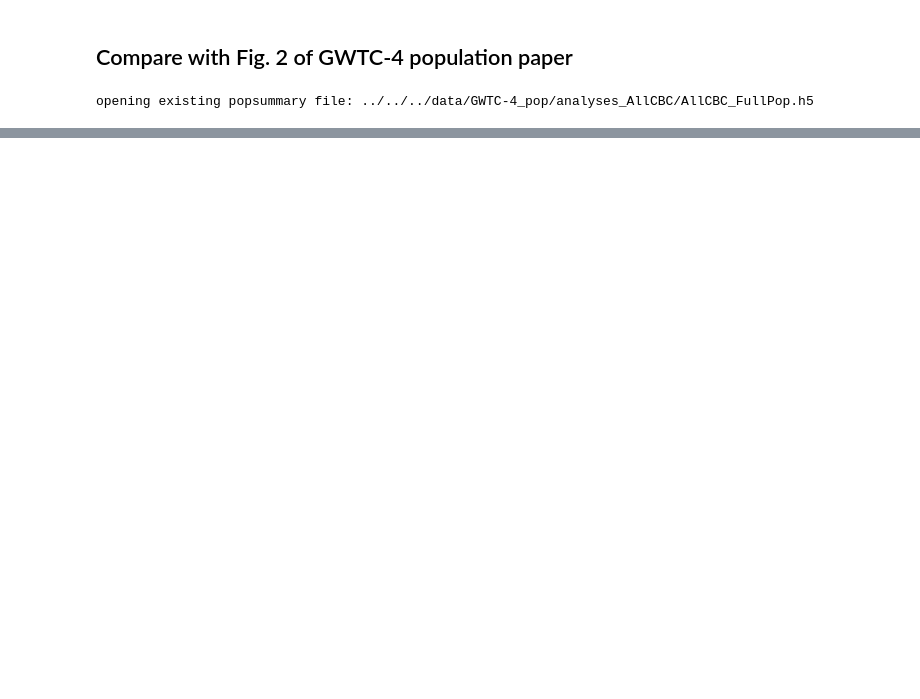
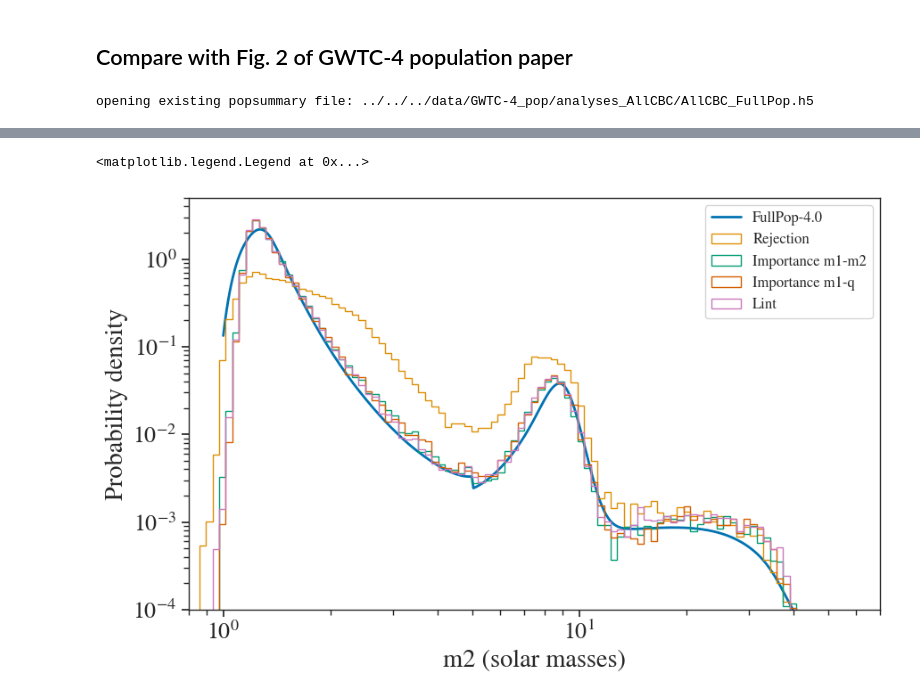
Before and after one commit to KrishnenduGit/CE_STM_CBC, a Jupyter notebook: pop_models/full_stellar_mass_pop/sample_masses_with_GWForge.ipynb, the cells around one changed output, grey strips where cells are left out. Cells and saved outputs as stored; diff of their text form; code cells hidden in the pictures; blank space fills up the shorter version.

```diff
--- a/pop_models/full_stellar_mass_pop/sample_masses_with_GWForge.ipynb
+++ b/pop_models/full_stellar_mass_pop/sample_masses_with_GWForge.ipynb
@@ -93,0 +142,38 @@ plt.legend()
+# %%
+import seaborn as sns
+import pylab as plt
+
+plt.figure(figsize=(10,6))
+
+pdb_m, pdb_Rm = pdb_result.get_rates_on_grids('secondary_mass')
+mean_curve = np.mean(pdb_Rm, axis=0)
+
+bins = np.geomspace(0.1, 60, 150)
+
+# Normalize
+yy = mean_curve / np.trapz(mean_curve, pdb_m[0])
+
+plt.plot(pdb_m[0], yy, label='FullPop-4.0', lw=2)
+
+plt.hist(mass_samples_rej['mass_2_source'], bins=bins, density=True,
+         histtype='step', label='Rejection')
+
+plt.hist(mass_samples_imp_m1_m2['mass_2_source'], bins=bins, density=True,
+         histtype='step', label='Importance m1-m2')
+
+plt.hist(mass_samples_imp_m1_q['mass_2_source'], bins=bins, density=True,
+         histtype='step', label='Importance m1-q')
+
+plt.hist(mass_samples_lint['mass_2_source'], bins=bins, density=True,
+         histtype='step', label='Lint')
+
+plt.xlabel('m2 (solar masses)')
+plt.ylabel('Probability density')
+plt.xscale('log')
+plt.yscale('log')
+plt.xlim(0.8, 70)
+plt.ylim(1e-4, 5)
+plt.legend(fontsize=12)
+# %% [output]
+<matplotlib.legend.Legend at 0x...>
+[figure, added]
```
Also changed, not shown: parts of 15 cells of this notebook.
